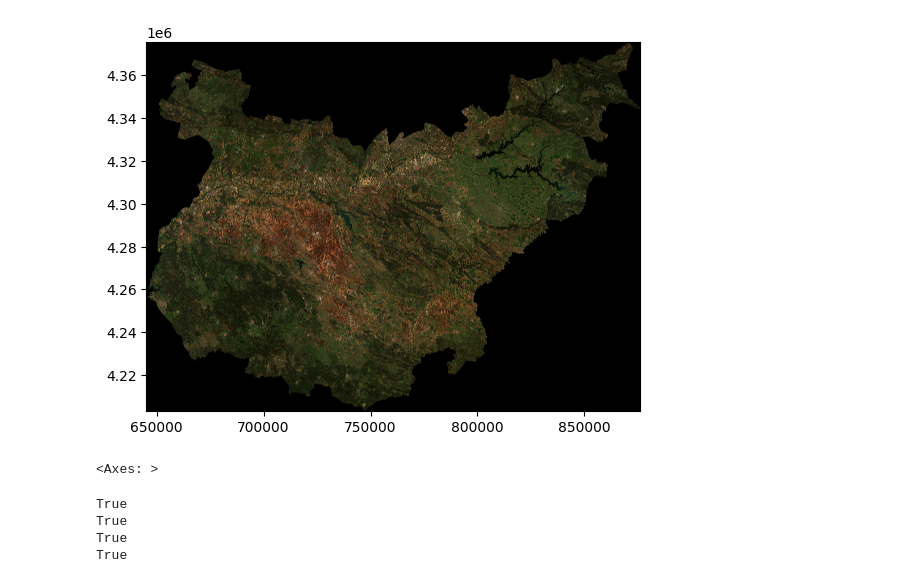
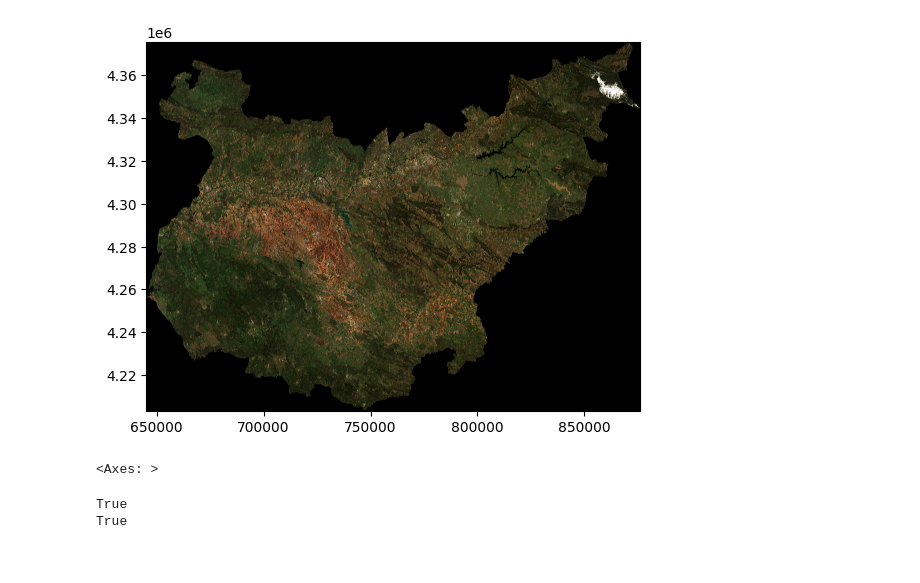
Before and after one commit to jesus9710/Solar-Farms-Automatic-Detection, a Jupyter notebook: SIOSE AR/02 - mask sentinel by polygons.ipynb, the cells around one changed output. Drawn from its saved outputs; the diff is of its cells as text; code cells hidden in the pictures.

```diff
--- a/SIOSE AR/02 - mask sentinel by polygons.ipynb
+++ b/SIOSE AR/02 - mask sentinel by polygons.ipynb
@@ -17,13 +18,13 @@ solar.explore() # interactive visualization with geopandas
 [interactive output not drawn]
 # %%
 # load raster
-raster_path = 'spatial_data/merged_raster_preprocessed.tiff'
+raster_path = 'spatial_data/merged_raster_preprocessed.tif'
 raster = rasterio.open(raster_path)
 
 from rasterio.plot import show
 show(raster)
 # %% [output]
-[figure, old version]
+[figure, new version]
 <Axes: >
 # %%
 # get raster projection
@@ -47,13 +48,11 @@ raster_bounds = box(*raster.bounds)
 
 print(greenhouse.geometry.intersects(raster_bounds).any())
 print(solar.geometry.intersects(raster_bounds).any())
-print(treecrop.geometry.intersects(raster_bounds).any())
-print(urban.geometry.intersects(raster_bounds).any())
+#print(treecrop.geometry.intersects(raster_bounds).any())
+#print(urban.geometry.intersects(raster_bounds).any())
 # %% [output]
 True
 True
-True
-True
 # %%
 # function to rasterize geodataframe with specific value
 def rasterize_gdf(gdf, value, shape, transform):
```
Also changed, not shown: parts of 10 cells of this notebook, 1 other file.
